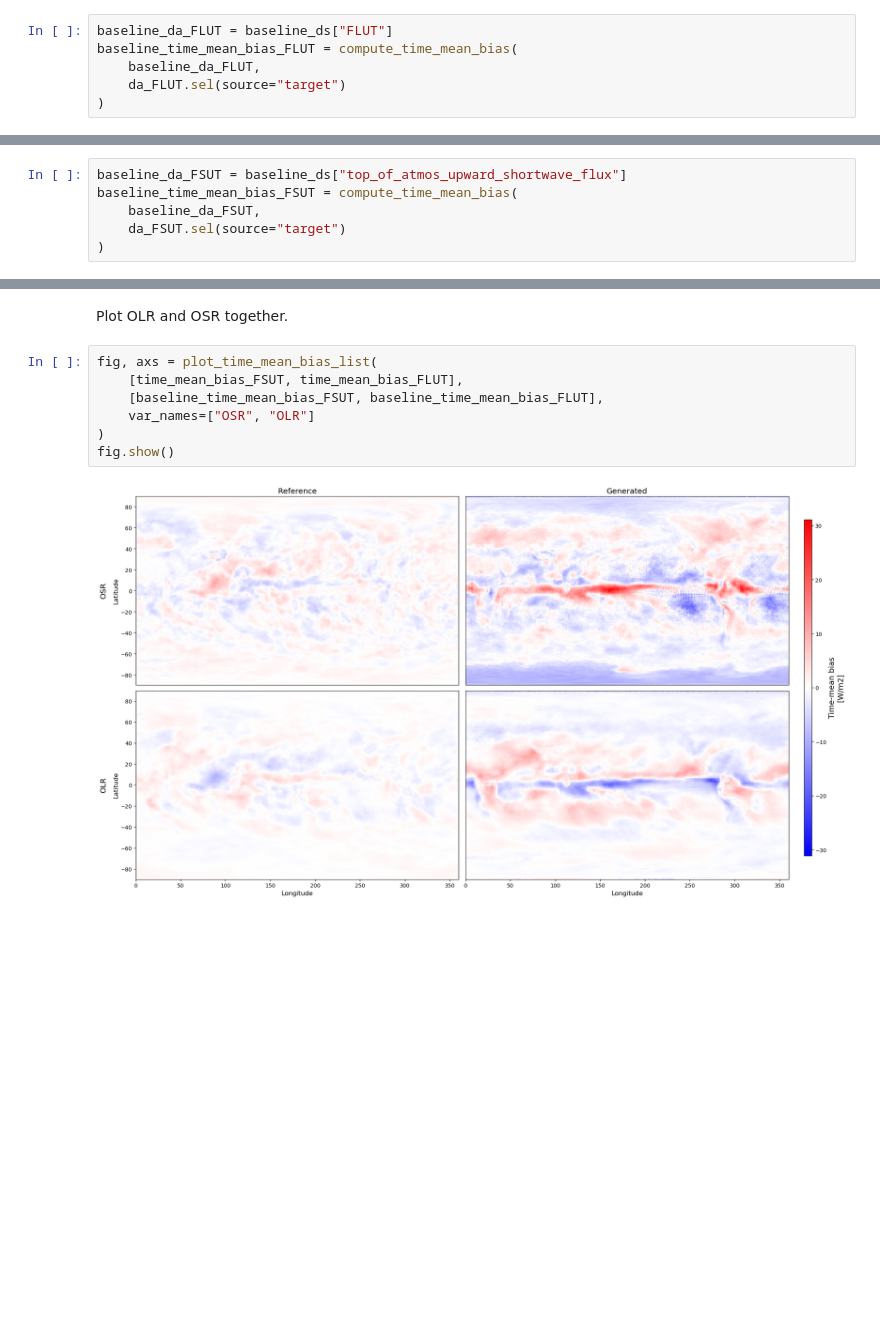
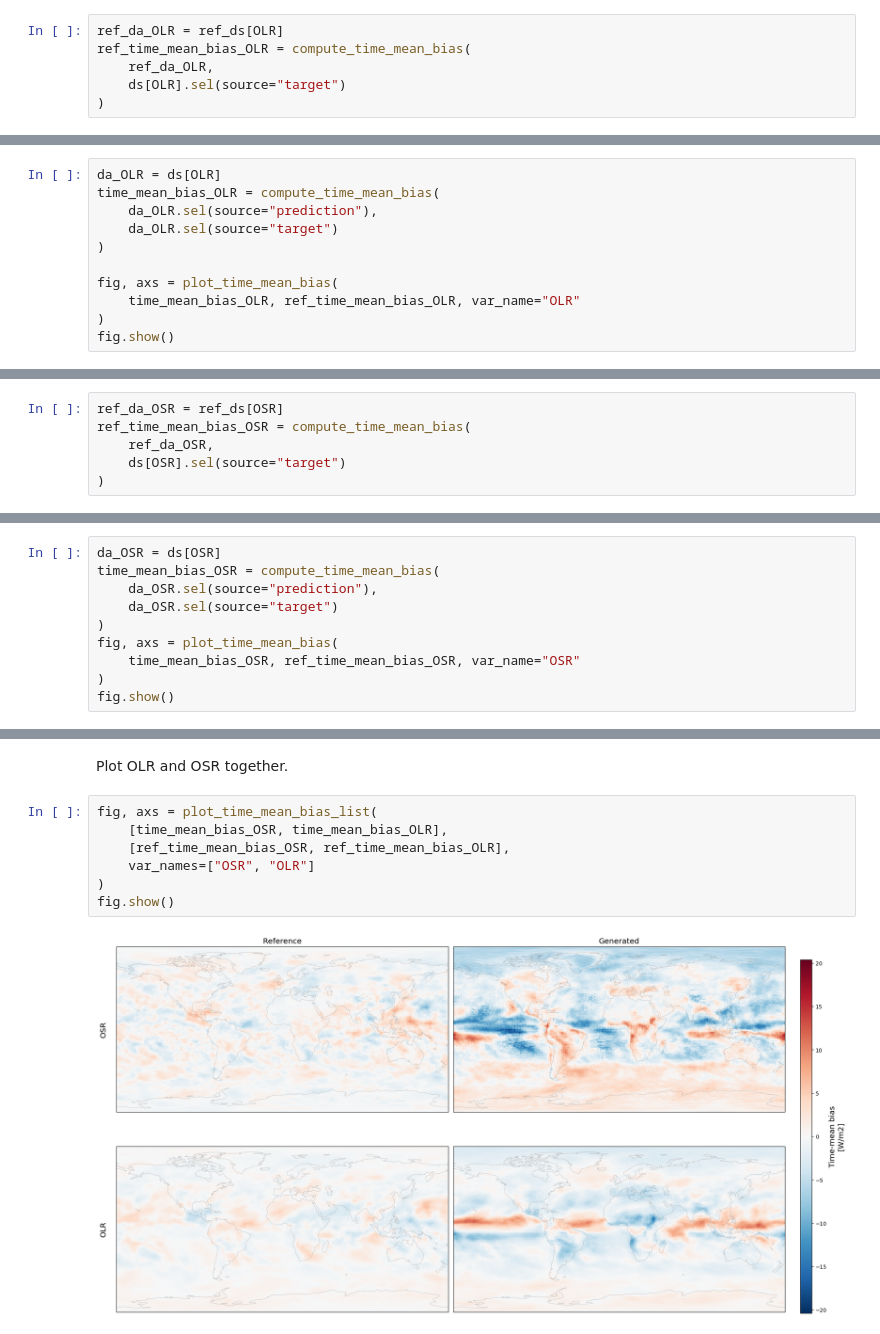
Before and after one commit to ai2cm/e3sm-v2-fme-manuscript, a Jupyter notebook: notebooks/toa-lw-sw-biases.ipynb, the cells around one changed output, grey strips where cells are left out. Saved outputs shown, nothing was run; the diff lists cells and outputs as text; blank space fills up the shorter version.

```diff
--- a/notebooks/toa-lw-sw-biases.ipynb
+++ b/notebooks/toa-lw-sw-biases.ipynb
@@ -75,7 +72,7 @@ time_mean_bias_FLUT = compute_time_mean_bias(
 # %%
-baseline_da_FLUT = baseline_ds["FLUT"]
-baseline_time_mean_bias_FLUT = compute_time_mean_bias(
-    baseline_da_FLUT,
-    da_FLUT.sel(source="target")
+ref_da_OLR = ref_ds[OLR]
+ref_time_mean_bias_OLR = compute_time_mean_bias(
+    ref_da_OLR,
+    ds[OLR].sel(source="target")
 )
 # %% [output]
@@ -96,0 +80,11 @@ time_mean_bias_FSUT = compute_time_mean_bias(
+# %%
+da_OLR = ds[OLR]
+time_mean_bias_OLR = compute_time_mean_bias(
+    da_OLR.sel(source="prediction"),
+    da_OLR.sel(source="target")
+)
+
+fig, axs = plot_time_mean_bias(
+    time_mean_bias_OLR, ref_time_mean_bias_OLR, var_name="OLR"
+)
+fig.show()
@@ -97,7 +96,7 @@ time_mean_bias_FSUT = compute_time_mean_bias(
 # %%
-baseline_da_FSUT = baseline_ds["top_of_atmos_upward_shortwave_flux"]
-baseline_time_mean_bias_FSUT = compute_time_mean_bias(
-    baseline_da_FSUT,
-    da_FSUT.sel(source="target")
+ref_da_OSR = ref_ds[OSR]
+ref_time_mean_bias_OSR = compute_time_mean_bias(
+    ref_da_OSR,
+    ds[OSR].sel(source="target")
 )
 # %% [output]
@@ -110,0 +104,10 @@ fig.show()
+# %%
+da_OSR = ds[OSR]
+time_mean_bias_OSR = compute_time_mean_bias(
+    da_OSR.sel(source="prediction"),
+    da_OSR.sel(source="target")
+)
+fig, axs = plot_time_mean_bias(
+    time_mean_bias_OSR, ref_time_mean_bias_OSR, var_name="OSR"
+)
+fig.show()
@@ -112,10 +120,10 @@ fig.show()
 Plot OLR and OSR together.
 # %%
 fig, axs = plot_time_mean_bias_list(
-    [time_mean_bias_FSUT, time_mean_bias_FLUT],
-    [baseline_time_mean_bias_FSUT, baseline_time_mean_bias_FLUT],
+    [time_mean_bias_OSR, time_mean_bias_OLR],
+    [ref_time_mean_bias_OSR, ref_time_mean_bias_OLR],
     var_names=["OSR", "OLR"]
 )
 fig.show()
 # %% [output]
-[figure, old version]
+[figure, new version]
```
Also changed, not shown: parts of 19 cells of this notebook, 4 other files.
